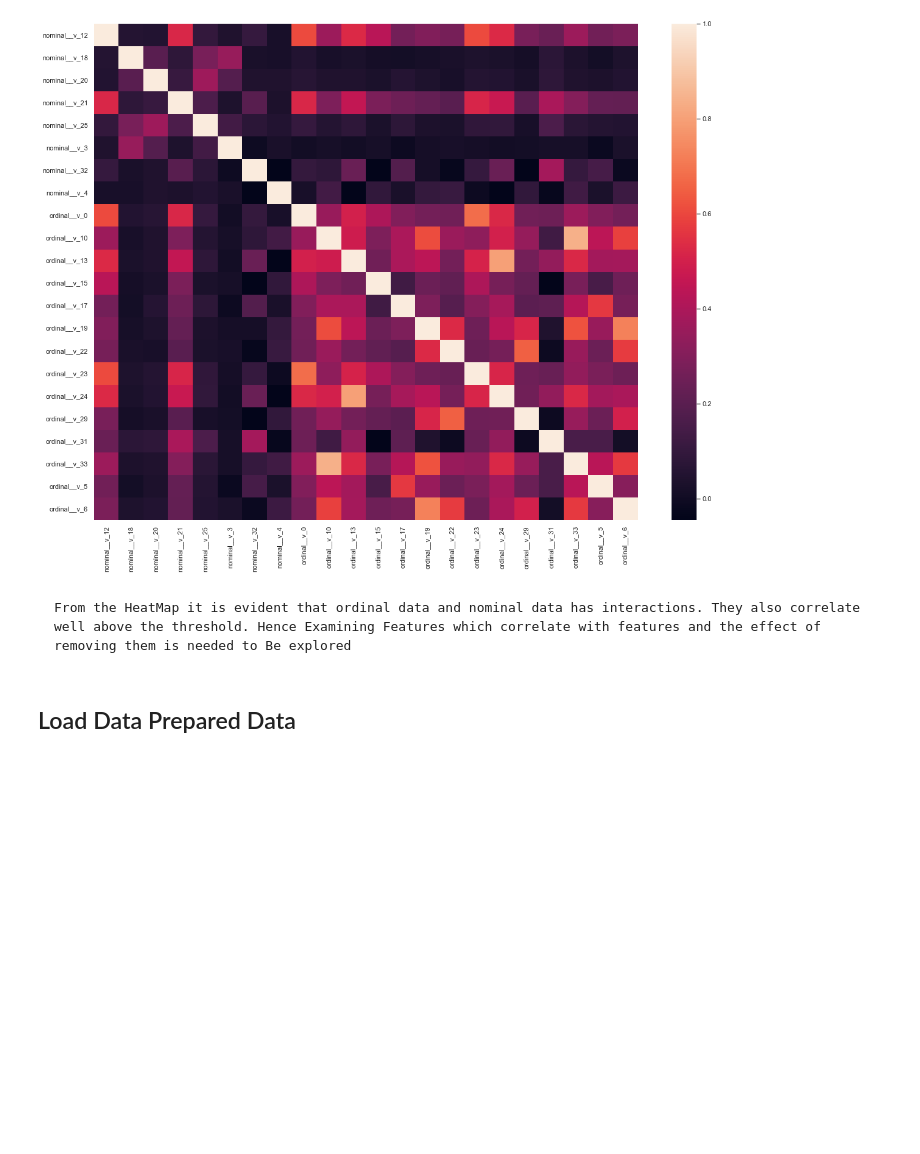
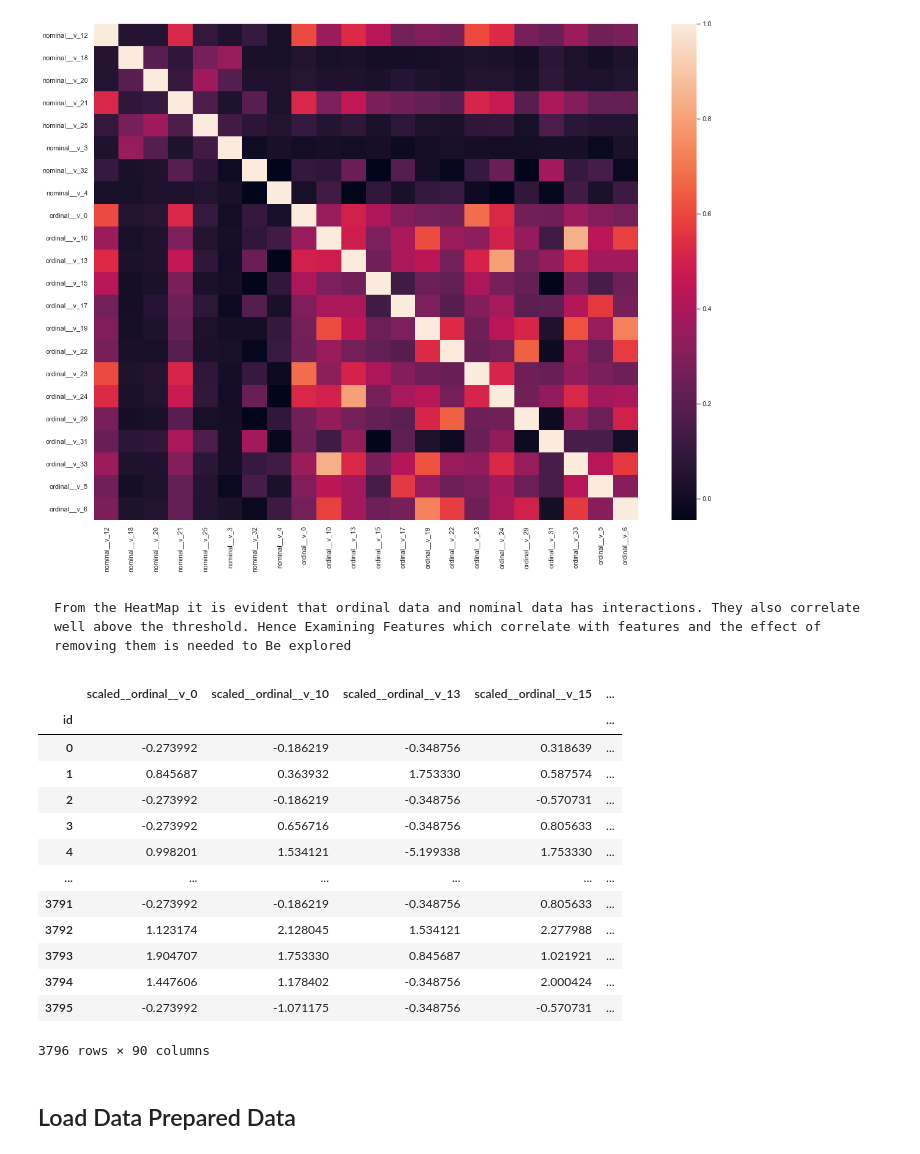
Before and after one commit to risan-raja/sdpiit, a Jupyter notebook: notebooks/sdpiitm-risan-raja-21f10000121.ipynb, the cells around one changed output. Saved outputs shown, nothing was run; the diff lists cells and outputs as text; code cells hidden in the pictures; blank space fills up the shorter version.

````diff
--- a/notebooks/sdpiitm-risan-raja-21f10000121.ipynb
+++ b/notebooks/sdpiitm-risan-raja-21f10000121.ipynb
@@ -1023,6 +1023,23 @@ disp = sns.heatmap(categorical_correlation, robust=True, )
 ```text
 From the HeatMap it is evident that ordinal data and nominal data has interactions. They also correlate well above the threshold. Hence Examining Features which correlate with features and the effect of removing them is needed to Be explored
 ```
+# %%
+raw_data
+# %% [output]
+|  | scaled__ordinal__v_0 | scaled__ordinal__v_10 | scaled__ordinal__v_13 | scaled__ordinal__v_15 | ... |
+| id |  |  |  |  | ... |
+| 0 | -0.273992 | -0.186219 | -0.348756 | 0.318639 | ... |
+| 1 | 0.845687 | 0.363932 | 1.753330 | 0.587574 | ... |
+| 2 | -0.273992 | -0.186219 | -0.348756 | -0.570731 | ... |
+| 3 | -0.273992 | 0.656716 | -0.348756 | 0.805633 | ... |
+| 4 | 0.998201 | 1.534121 | -5.199338 | 1.753330 | ... |
+| ... | ... | ... | ... | ... | ... |
+| 3791 | -0.273992 | -0.186219 | -0.348756 | 0.805633 | ... |
+| 3792 | 1.123174 | 2.128045 | 1.534121 | 2.277988 | ... |
+| 3793 | 1.904707 | 1.753330 | 0.845687 | 1.021921 | ... |
+| 3794 | 1.447606 | 1.178402 | -0.348756 | 2.000424 | ... |
+| 3795 | -0.273992 | -1.071175 | -0.348756 | -0.570731 | ... |
+3796 rows × 90 columns
 # %% [markdown]
 ##    Load Data Prepared Data
 # %%
````
Also changed, not shown: parts of 3 cells of this notebook.
